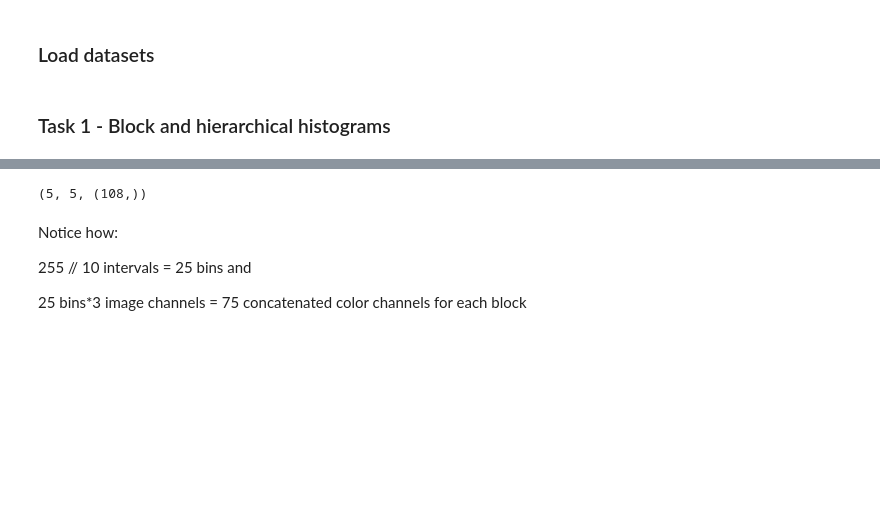
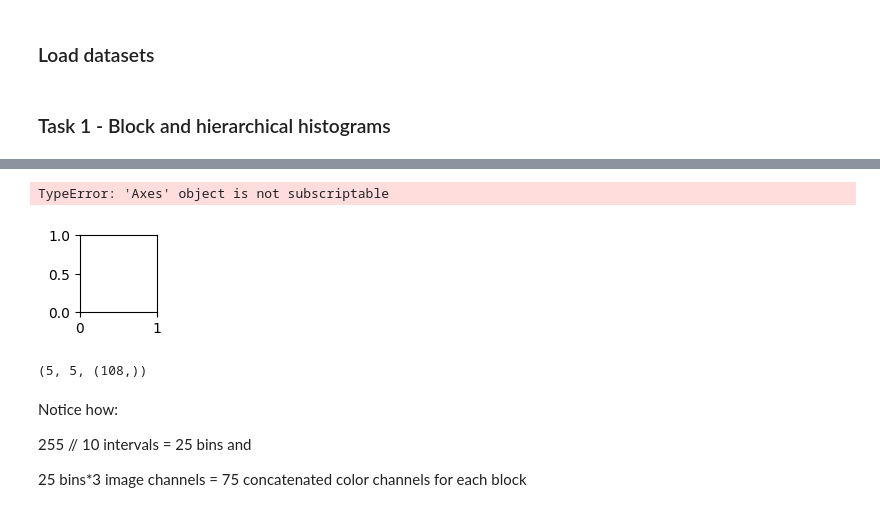
Before and after one commit to MCV-2024-C1-Project/Team5, a Jupyter notebook: week2/week2_draft.ipynb, the cells around one changed output, grey strips where cells are left out. Drawn from its saved outputs; the diff is of its cells as text; code cells hidden in the pictures; blank space fills up the shorter version.

```diff
--- a/week2/week2_draft.ipynb
+++ b/week2/week2_draft.ipynb
@@ -18,19 +18,18 @@ BASE_PATH
 # %% [markdown]
 ### Load datasets
 # %%
-from src.image_dataset import ImageDataset, ColorSpace
-from src.consts import DescriptorType
+from src.image_dataset import ImageDataset
+from src.consts import DescriptorType, ColorSpace
 
 DATA_DIRECTORY = '../data'
 
 params = {
     'colorspace': ColorSpace.CieLab,
-    'interval': 7,
-    'rows': 5,
-    'columns': 5
+    'interval': 14,
+    'levels': [1, 3]
 }
 
-BDDataset = ImageDataset(f'{DATA_DIRECTORY}/BBDD', DescriptorType.Block, params)
-QueryDataset = ImageDataset(f'{DATA_DIRECTORY}/qsd1_w1', DescriptorType.Block, params)
+BDDataset = ImageDataset(f'{DATA_DIRECTORY}/BBDD', DescriptorType.Pyramid, params)
+QueryDataset = ImageDataset(f'{DATA_DIRECTORY}/qsd1_w1', DescriptorType.Pyramid, params)
 # %% [markdown]
 ### Task 1 - Block and hierarchical histograms
@@ -53,3 +36,8 @@ plt.show()
+# %%
+QueryDataset[0].descriptors.plot_image_blocks(params['levels'])
+# %% [output]
+TypeError: 'Axes' object is not subscriptable
+[figure, added]
 # %%
 len(image.descriptors), len(image.descriptors[0]), image.descriptors[0][0].shape
 # %% [output]
```
Also changed, not shown: parts of 2 cells of this notebook, 4 other files.
